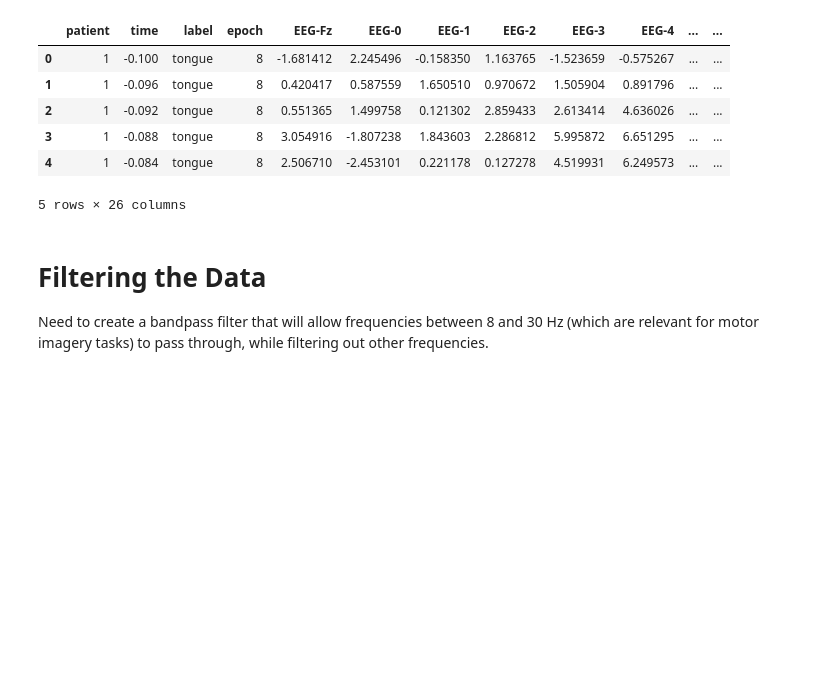
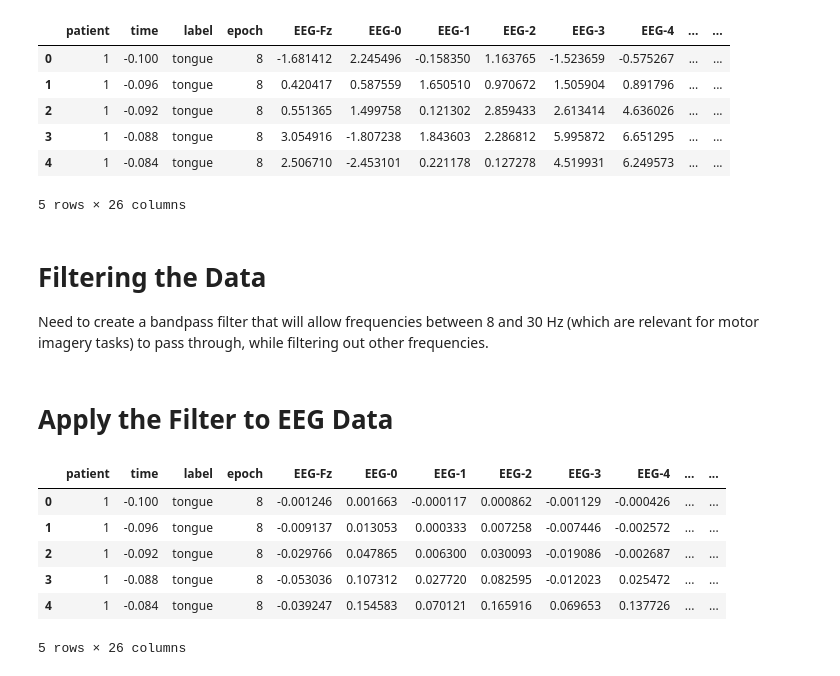
Before and after one commit to savindu29/NeuralNet, a Jupyter notebook: data_preprocess_script.ipynb, the cells around one changed output. Drawn from its saved outputs; the diff is of its cells as text; code cells hidden in the pictures; blank space fills up the shorter version.

```diff
--- a/data_preprocess_script.ipynb
+++ b/data_preprocess_script.ipynb
@@ -34,3 +35,27 @@ def butter_bandpass_filter(data, lowcut, highcut, fs, order=5):
     b, a = butter_bandpass(lowcut, highcut, fs, order=order)
     y = lfilter(b, a, data)
     return y
+# %% [markdown]
+# **Apply the Filter to EEG Data**
+# %%
+# Sampling frequency (Hz), adjust according to your data
+fs = 250.0
+
+# Desired cutoff frequencies of the bandpass filter (Hz)
+lowcut = 8.0
+highcut = 30.0
+
+# Apply the filter to each EEG channel
+for column in dataset_1.columns[4:]:  # Assuming EEG data starts from the 5th column onward
+    dataset_1[column] = butter_bandpass_filter(dataset_1[column], lowcut, highcut, fs, order=5)
+
+# Inspect the filtered data
+dataset_1.head()
+# %% [output]
+|  | patient | time | label | epoch | EEG-Fz | EEG-0 | EEG-1 | EEG-2 | EEG-3 | EEG-4 | ... | ... |
+| 0 | 1 | -0.100 | tongue | 8 | -0.001246 | 0.001663 | -0.000117 | 0.000862 | -0.001129 | -0.000426 | ... | ... |
+| 1 | 1 | -0.096 | tongue | 8 | -0.009137 | 0.013053 | 0.000333 | 0.007258 | -0.007446 | -0.002572 | ... | ... |
+| 2 | 1 | -0.092 | tongue | 8 | -0.029766 | 0.047865 | 0.006300 | 0.030093 | -0.019086 | -0.002687 | ... | ... |
+| 3 | 1 | -0.088 | tongue | 8 | -0.053036 | 0.107312 | 0.027720 | 0.082595 | -0.012023 | 0.025472 | ... | ... |
+| 4 | 1 | -0.084 | tongue | 8 | -0.039247 | 0.154583 | 0.070121 | 0.165916 | 0.069653 | 0.137726 | ... | ... |
+5 rows × 26 columns
```
Also changed, not shown: parts of 3 cells of this notebook.
